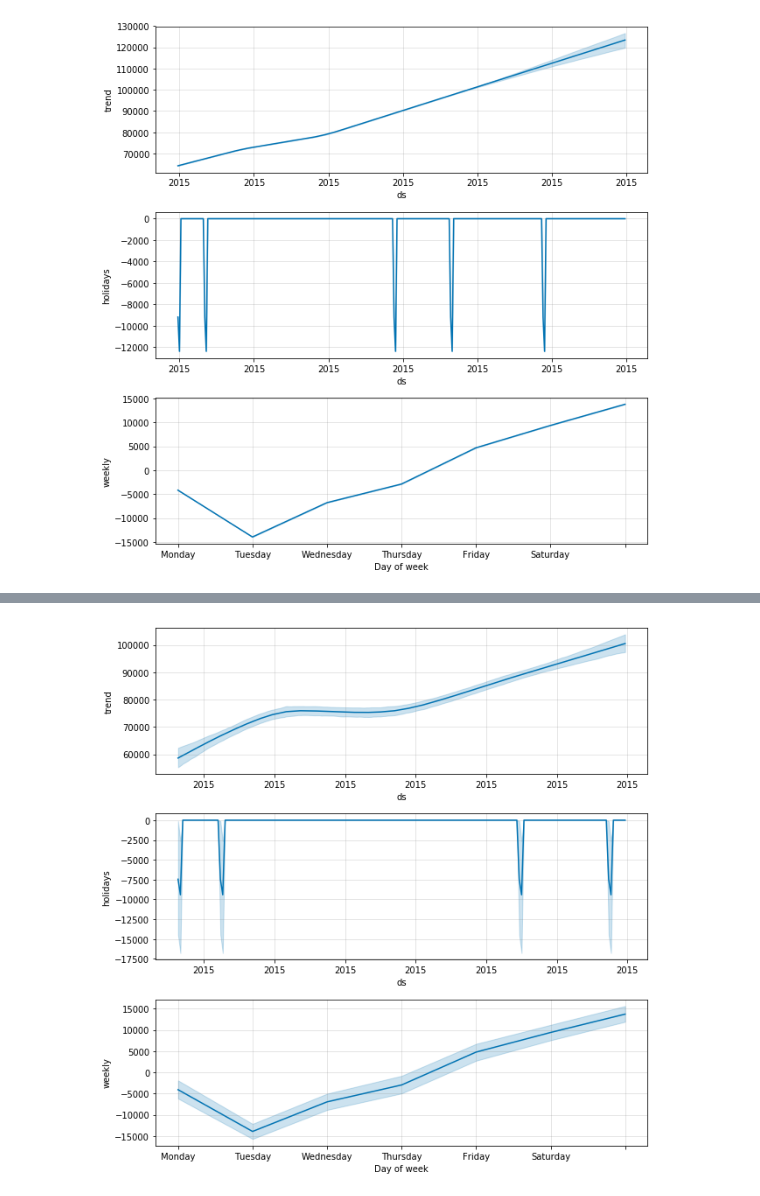
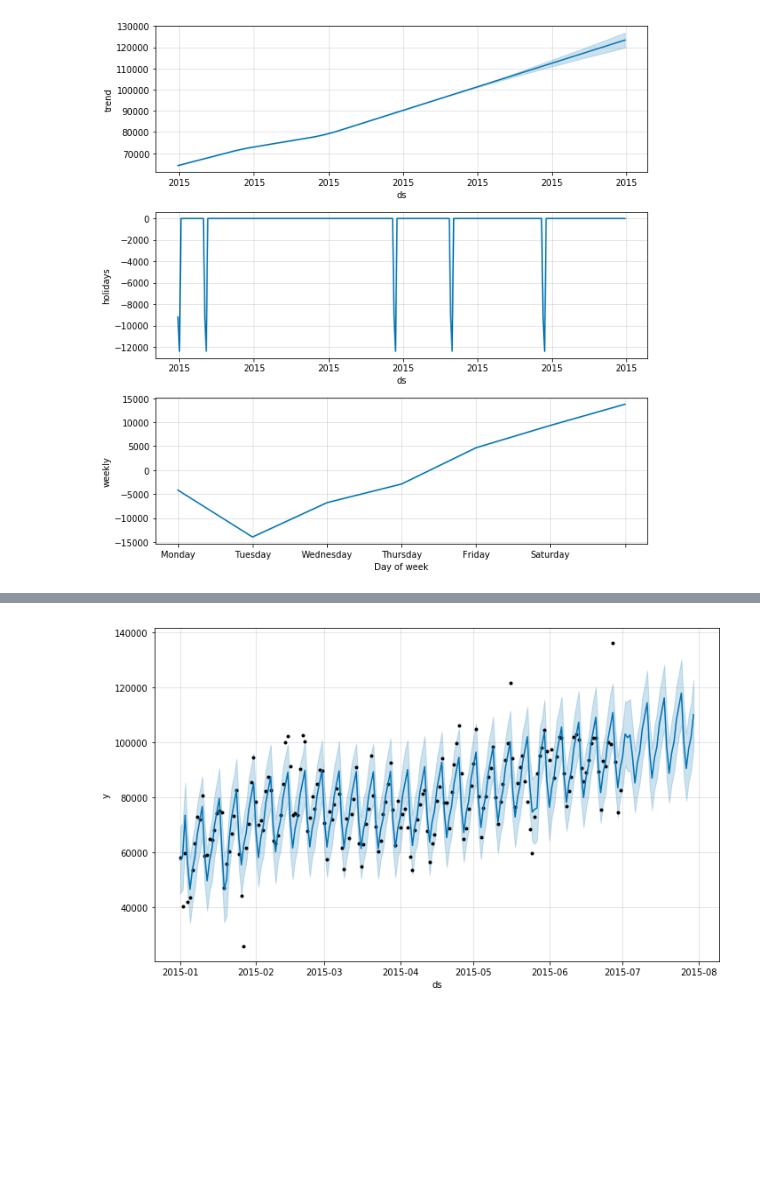
Before and after one commit to samuelleach/python-notebooks, a Jupyter notebook: prophet-uber/1.0-sl-prophet-uber.ipynb, the cells around one changed output, grey strips where cells are left out. Saved outputs shown, nothing was run; the diff lists cells and outputs as text; code cells hidden in the pictures; blank space fills up the shorter version.

```diff
--- a/prophet-uber/1.0-sl-prophet-uber.ipynb
+++ b/prophet-uber/1.0-sl-prophet-uber.ipynb
@@ -111,4 +111,4 @@ m.plot_components(forecast)
 # Second model including uncertainties in the weekly component
 # and holidays, sampled via MCMC.
 
-m2 = Prophet(mcmc_samples=500, holidays=federalholidays, yearly_seasonality=False)
+model = Prophet(mcmc_samples=500, holidays=federalholidays, yearly_seasonality=False)
@@ -117,7 +114,0 @@ m2 = Prophet(mcmc_samples=500, holidays=federalholidays, yearly_seasonality=Fals
-# %%
-m2.fit(df_agg)
-
-future2 = m2.make_future_dataframe(periods=10)
-
-forecast2 = m2.predict(future2)
-m2.plot(forecast2)
@@ -126,4 +115,9 @@ m2.plot(forecast2)
-# %%
-m2.plot_components(forecast2)
-# %% [output]
-[figure, removed]
+# %%
+model.fit(df_agg)
+
+future = model.make_future_dataframe(periods=30)
+
+forecast = model.predict(future)
+model.plot(forecast)
+# %% [output]
+[figure, added]
```
Also changed, not shown: parts of 4 cells of this notebook.
